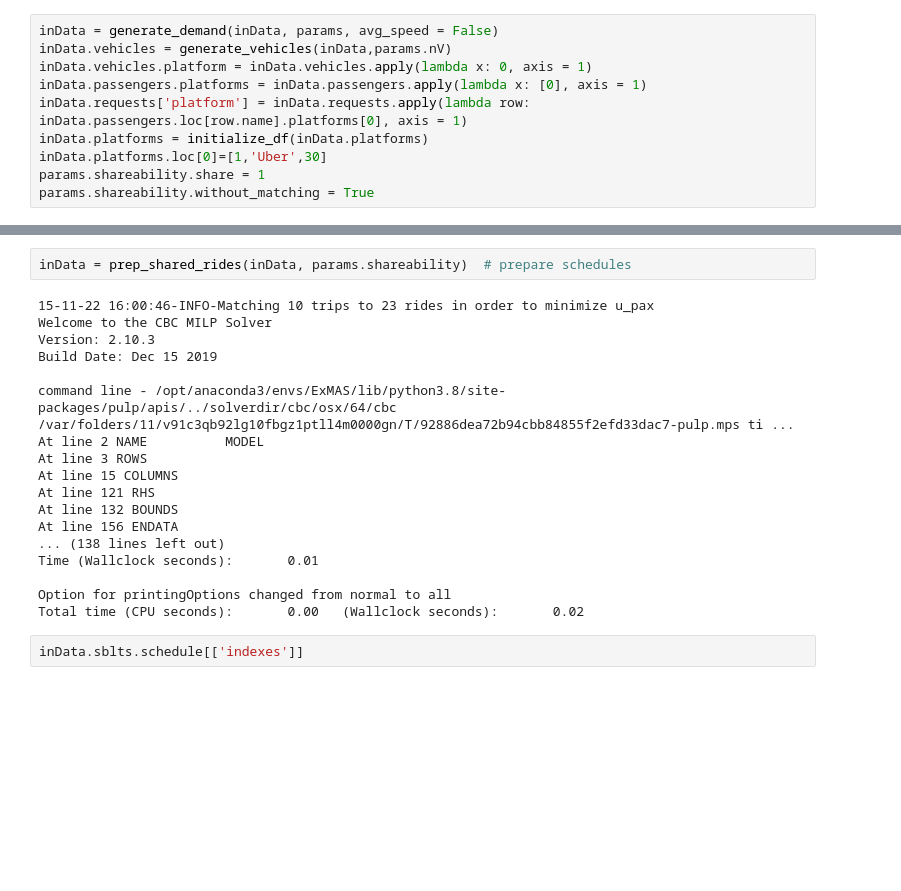
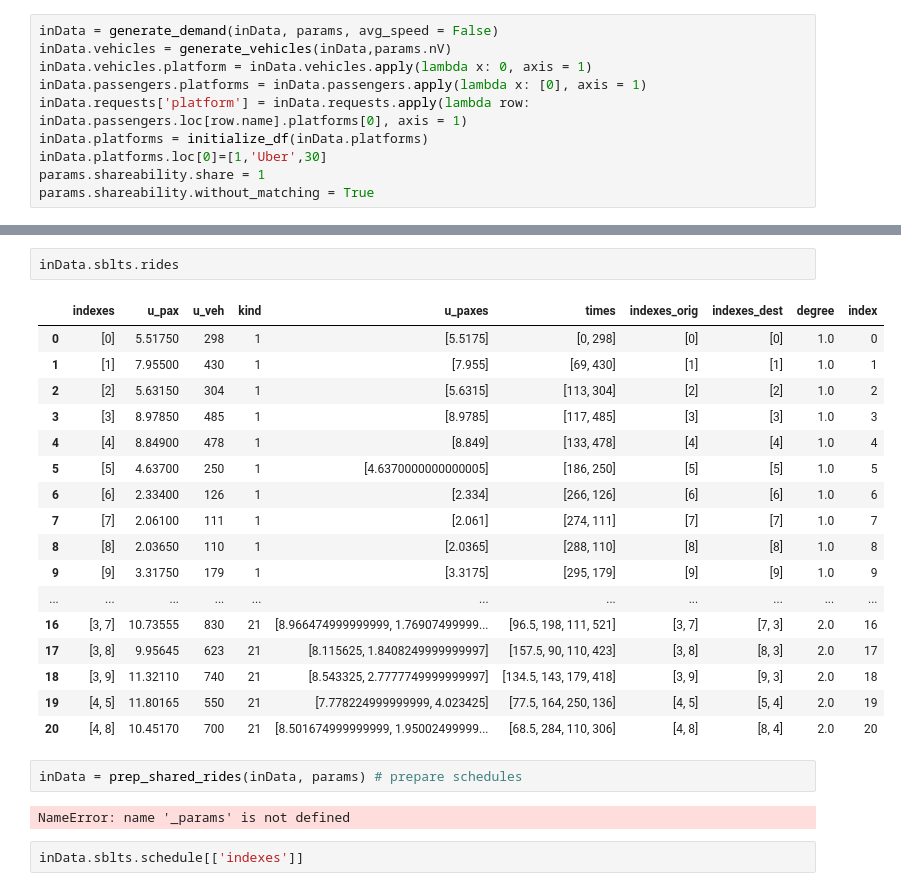
Before and after one commit to RafalKucharskiPK/MaaSSim, a Jupyter notebook: docs/tutorials/pricing_debugging.ipynb, the cells around one changed output, grey strips where cells are left out. Cells and saved outputs as stored; diff of their text form; blank space fills up the shorter version.

Commit message:
shared.py

```diff
--- a/docs/tutorials/pricing_debugging.ipynb
+++ b/docs/tutorials/pricing_debugging.ipynb
@@ -85,23 +85,27 @@ inData = ExMAS.main(inData, params.shareability, plot=False) # create shareabili
+# %%
+inData.sblts.rides
+# %% [output]
+|  | indexes | u_pax | u_veh | kind | u_paxes | times | indexes_orig | indexes_dest | degree | index |
+| 0 | [0] | 5.51750 | 298 | 1 | [5.5175] | [0, 298] | [0] | [0] | 1.0 | 0 |
+| 1 | [1] | 7.95500 | 430 | 1 | [7.955] | [69, 430] | [1] | [1] | 1.0 | 1 |
+| 2 | [2] | 5.63150 | 304 | 1 | [5.6315] | [113, 304] | [2] | [2] | 1.0 | 2 |
+| 3 | [3] | 8.97850 | 485 | 1 | [8.9785] | [117, 485] | [3] | [3] | 1.0 | 3 |
+| 4 | [4] | 8.84900 | 478 | 1 | [8.849] | [133, 478] | [4] | [4] | 1.0 | 4 |
+| 5 | [5] | 4.63700 | 250 | 1 | [4.6370000000000005] | [186, 250] | [5] | [5] | 1.0 | 5 |
+| 6 | [6] | 2.33400 | 126 | 1 | [2.334] | [266, 126] | [6] | [6] | 1.0 | 6 |
+| 7 | [7] | 2.06100 | 111 | 1 | [2.061] | [274, 111] | [7] | [7] | 1.0 | 7 |
+| 8 | [8] | 2.03650 | 110 | 1 | [2.0365] | [288, 110] | [8] | [8] | 1.0 | 8 |
+| 9 | [9] | 3.31750 | 179 | 1 | [3.3175] | [295, 179] | [9] | [9] | 1.0 | 9 |
+| ... | ... | ... | ... | ... | ... | ... | ... | ... | ... | ... |
+| 16 | [3, 7] | 10.73555 | 830 | 21 | [8.966474999999999, 1.76907499999... | [96.5, 198, 111, 521] | [3, 7] | [7, 3] | 2.0 | 16 |
+| 17 | [3, 8] | 9.95645 | 623 | 21 | [8.115625, 1.8408249999999997] | [157.5, 90, 110, 423] | [3, 8] | [8, 3] | 2.0 | 17 |
+| 18 | [3, 9] | 11.32110 | 740 | 21 | [8.543325, 2.7777749999999997] | [134.5, 143, 179, 418] | [3, 9] | [9, 3] | 2.0 | 18 |
+| 19 | [4, 5] | 11.80165 | 550 | 21 | [7.778224999999999, 4.023425] | [77.5, 164, 250, 136] | [4, 5] | [5, 4] | 2.0 | 19 |
+| 20 | [4, 8] | 10.45170 | 700 | 21 | [8.501674999999999, 1.95002499999... | [68.5, 284, 110, 306] | [4, 8] | [8, 4] | 2.0 | 20 |
 # %%
-inData = prep_shared_rides(inData, params.shareability)  # prepare schedules
+inData = prep_shared_rides(inData, params) # prepare schedules
 # %% [output]
-15-11-22 16:00:46-INFO-Matching 10 trips to 23 rides in order to minimize u_pax
-Welcome to the CBC MILP Solver
-Version: 2.10.3
-Build Date: Dec 15 2019
-
-command line - /opt/anaconda3/envs/ExMAS/lib/python3.8/site-packages/pulp/apis/../solverdir/cbc/osx/64/cbc /var/folders/11/v91c3qb92lg10fbgz1ptll4m0000gn/T/92886dea72b94cbb84855f2efd33dac7-pulp.mps ti ...
-At line 2 NAME          MODEL
-At line 3 ROWS
-At line 15 COLUMNS
-At line 121 RHS
-At line 132 BOUNDS
-At line 156 ENDATA
-... (138 lines left out)
-Time (Wallclock seconds):       0.01
-
-Option for printingOptions changed from normal to all
-Total time (CPU seconds):       0.00   (Wallclock seconds):       0.02
+NameError: name '_params' is not defined
 # %%
 inData.sblts.schedule[['indexes']]
 # %% [output]
```
Also changed, not shown: parts of 1 cell of this notebook, 2 other files.
